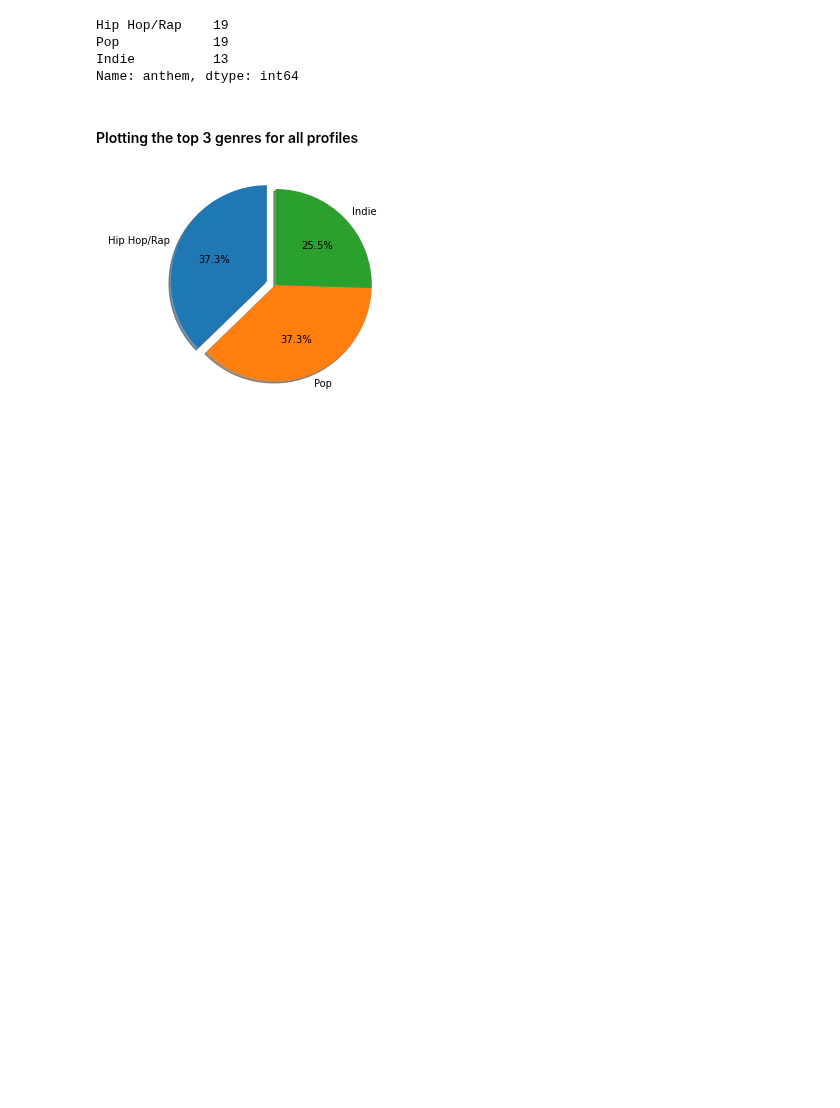
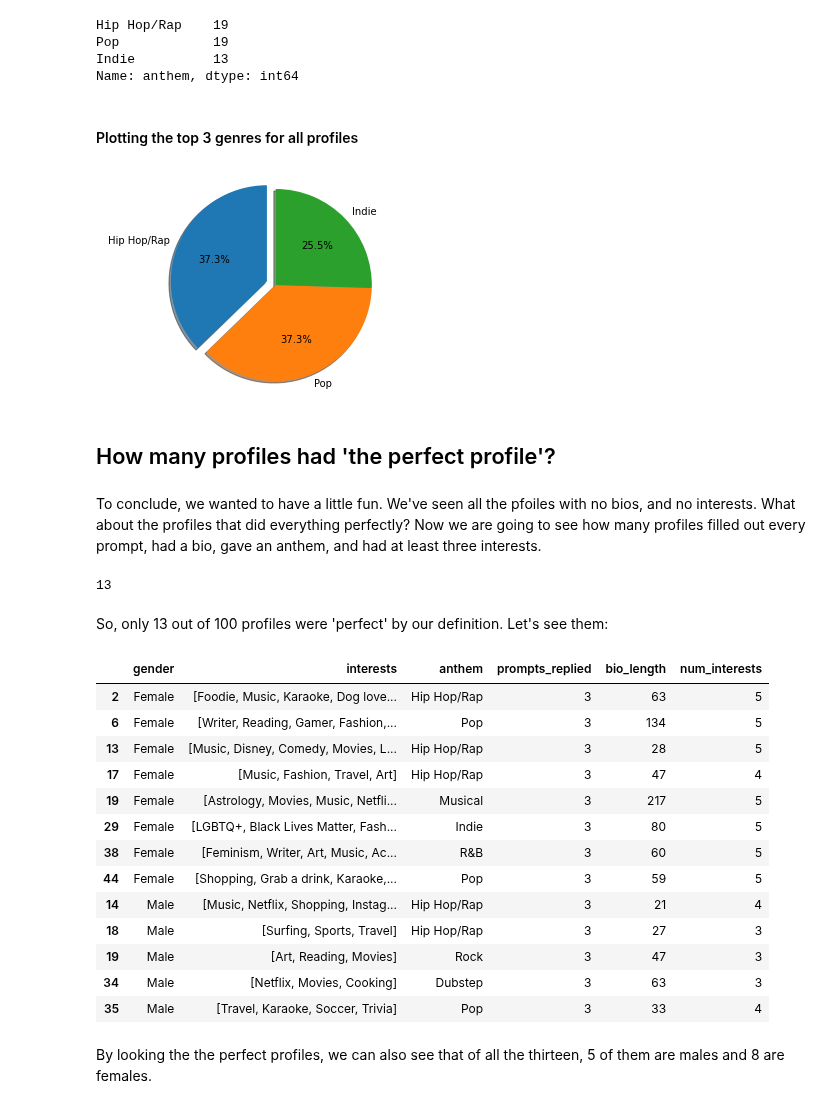
Before and after one commit to ccvale/tinder-profile-analysis, a Jupyter notebook: tinderquery.ipynb, the cells around one changed output. Drawn from its saved outputs; the diff is of its cells as text; code cells hidden in the pictures; blank space fills up the shorter version.

```diff
--- a/tinderquery.ipynb
+++ b/tinderquery.ipynb
@@ -346,3 +359,33 @@ Name: anthem, dtype: int64
 generatePie2(profiles)
 # %% [output]
 [figure]
+# %% [markdown]
+## How many profiles had 'the perfect profile'?
+# %% [markdown]
+To conclude, we wanted to have a little fun. We've seen all the pfoiles with no bios, and no interests. What about the profiles that did everything perfectly? Now we are going to see how many profiles filled out every prompt, had a bio, gave an anthem, and had at least three interests.
+# %%
+perfect_profiles = profiles[(profiles['bio_length'] > 0) & (profiles['num_interests'] >= 3) & (profiles['anthem'].notna()) & (profiles['prompts_replied'] == 3)]
+len(perfect_profiles)
+# %% [output]
+13
+# %% [markdown]
+So, only 13 out of 100 profiles were 'perfect' by our definition. Let's see them:
+# %%
+perfect_profiles
+# %% [output]
+|  | gender | interests | anthem | prompts_replied | bio_length | num_interests |
+| 2 | Female | [Foodie, Music, Karaoke, Dog love... | Hip Hop/Rap | 3 | 63 | 5 |
+| 6 | Female | [Writer, Reading, Gamer, Fashion,... | Pop | 3 | 134 | 5 |
+| 13 | Female | [Music, Disney, Comedy, Movies, L... | Hip Hop/Rap | 3 | 28 | 5 |
+| 17 | Female | [Music, Fashion, Travel, Art] | Hip Hop/Rap | 3 | 47 | 4 |
+| 19 | Female | [Astrology, Movies, Music, Netfli... | Musical | 3 | 217 | 5 |
+| 29 | Female | [LGBTQ+, Black Lives Matter, Fash... | Indie | 3 | 80 | 5 |
+| 38 | Female | [Feminism, Writer, Art, Music, Ac... | R&B | 3 | 60 | 5 |
+| 44 | Female | [Shopping, Grab a drink, Karaoke,... | Pop | 3 | 59 | 5 |
+| 14 | Male | [Music, Netflix, Shopping, Instag... | Hip Hop/Rap | 3 | 21 | 4 |
+| 18 | Male | [Surfing, Sports, Travel] | Hip Hop/Rap | 3 | 27 | 3 |
+| 19 | Male | [Art, Reading, Movies] | Rock | 3 | 47 | 3 |
+| 34 | Male | [Netflix, Movies, Cooking] | Dubstep | 3 | 63 | 3 |
+| 35 | Male | [Travel, Karaoke, Soccer, Trivia] | Pop | 3 | 33 | 4 |
+# %% [markdown]
+By looking the the perfect profiles, we can also see that of all the thirteen, 5 of them are males and 8 are females.
```
Also changed, not shown: parts of 8 cells of this notebook, 1 other file.
